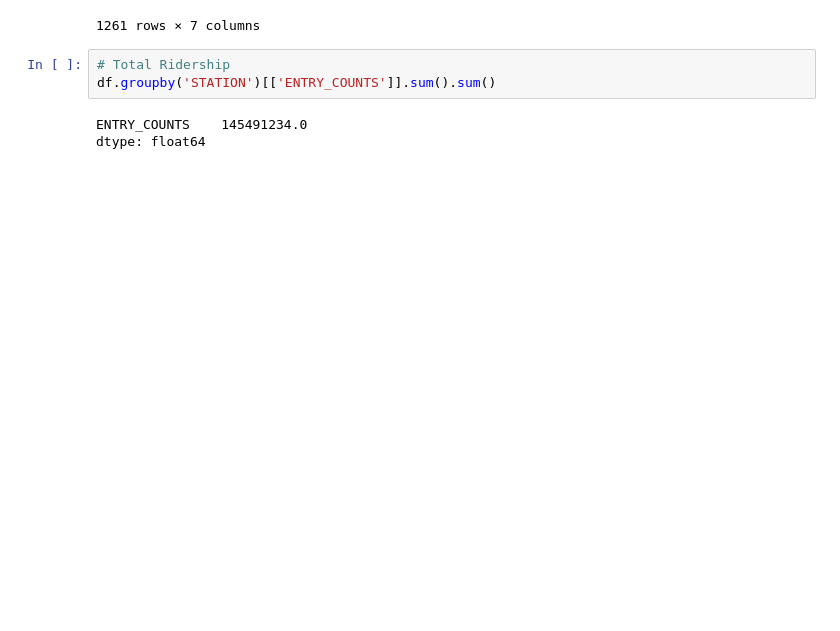
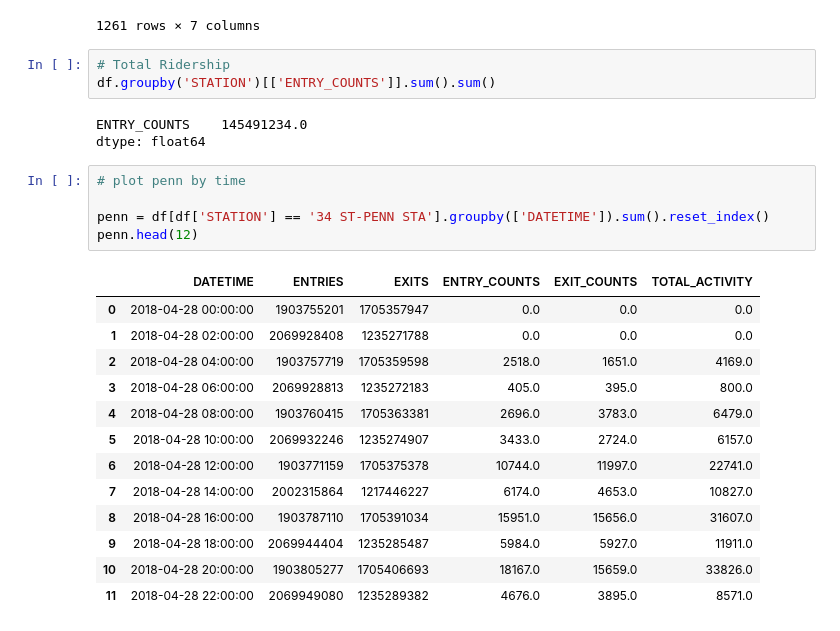
Before and after one commit to max-clarke/chi19_ds9_project_benson, a Jupyter notebook: weekends_vs_weekdays.ipynb, the cells around one changed output. Drawn from its saved outputs; the diff is of its cells as text; blank space fills up the shorter version.

```diff
--- a/weekends_vs_weekdays.ipynb
+++ b/weekends_vs_weekdays.ipynb
@@ -222,3 +222,22 @@ df.groupby('STATION')[['ENTRY_COUNTS']].sum().sum()
 # %% [output]
 ENTRY_COUNTS    145491234.0
 dtype: float64
+# %%
+# plot penn by time
+
+penn = df[df['STATION'] == '34 ST-PENN STA'].groupby(['DATETIME']).sum().reset_index()
+penn.head(12)
+# %% [output]
+|  | DATETIME | ENTRIES | EXITS | ENTRY_COUNTS | EXIT_COUNTS | TOTAL_ACTIVITY |
+| 0 | 2018-04-28 00:00:00 | 1903755201 | 1705357947 | 0.0 | 0.0 | 0.0 |
+| 1 | 2018-04-28 02:00:00 | 2069928408 | 1235271788 | 0.0 | 0.0 | 0.0 |
+| 2 | 2018-04-28 04:00:00 | 1903757719 | 1705359598 | 2518.0 | 1651.0 | 4169.0 |
+| 3 | 2018-04-28 06:00:00 | 2069928813 | 1235272183 | 405.0 | 395.0 | 800.0 |
+| 4 | 2018-04-28 08:00:00 | 1903760415 | 1705363381 | 2696.0 | 3783.0 | 6479.0 |
+| 5 | 2018-04-28 10:00:00 | 2069932246 | 1235274907 | 3433.0 | 2724.0 | 6157.0 |
+| 6 | 2018-04-28 12:00:00 | 1903771159 | 1705375378 | 10744.0 | 11997.0 | 22741.0 |
+| 7 | 2018-04-28 14:00:00 | 2002315864 | 1217446227 | 6174.0 | 4653.0 | 10827.0 |
+| 8 | 2018-04-28 16:00:00 | 1903787110 | 1705391034 | 15951.0 | 15656.0 | 31607.0 |
+| 9 | 2018-04-28 18:00:00 | 2069944404 | 1235285487 | 5984.0 | 5927.0 | 11911.0 |
+| 10 | 2018-04-28 20:00:00 | 1903805277 | 1705406693 | 18167.0 | 15659.0 | 33826.0 |
+| 11 | 2018-04-28 22:00:00 | 2069949080 | 1235289382 | 4676.0 | 3895.0 | 8571.0 |
```
Also changed, not shown: parts of 2 cells of this notebook, 1 other file.
